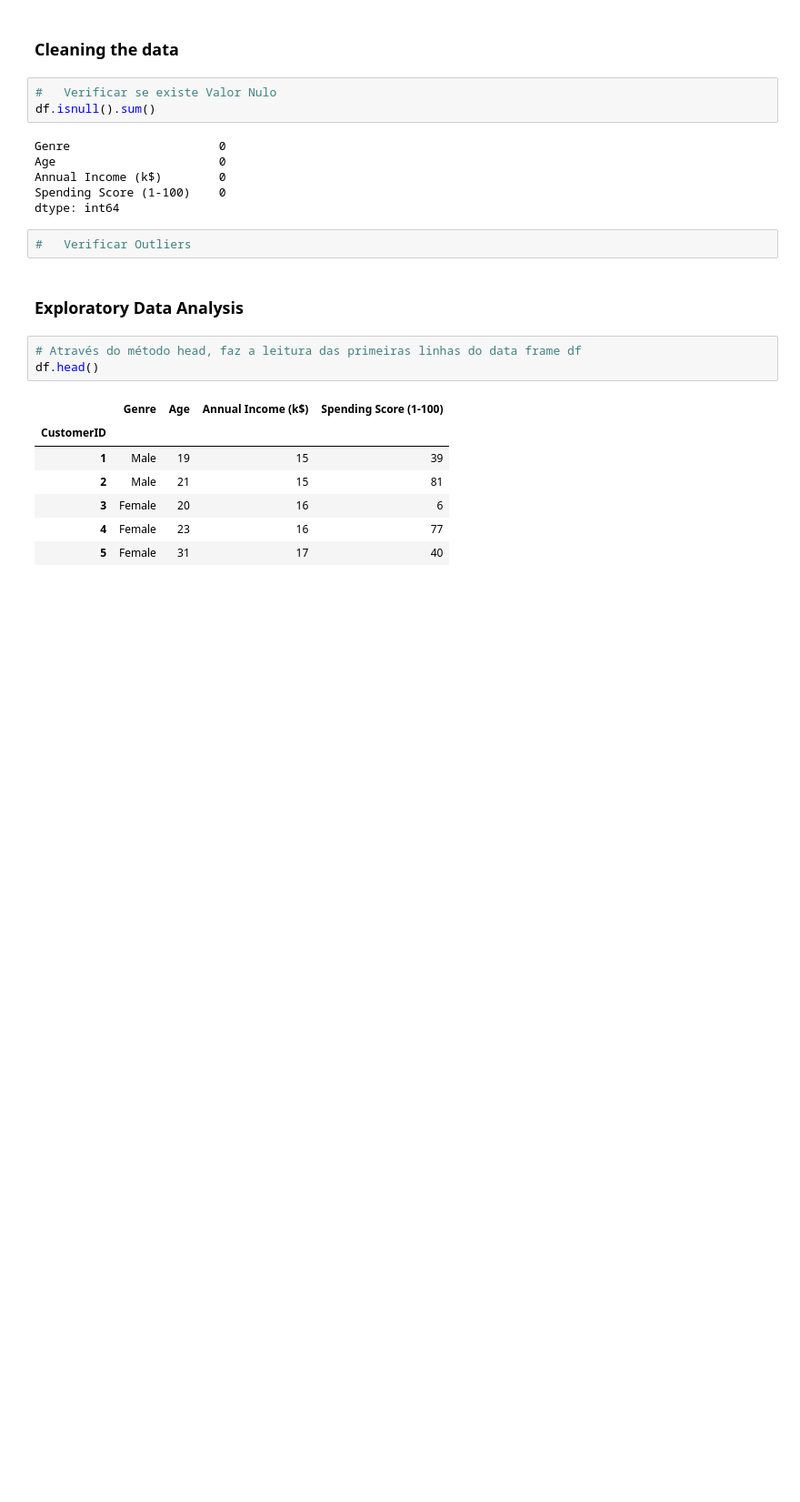
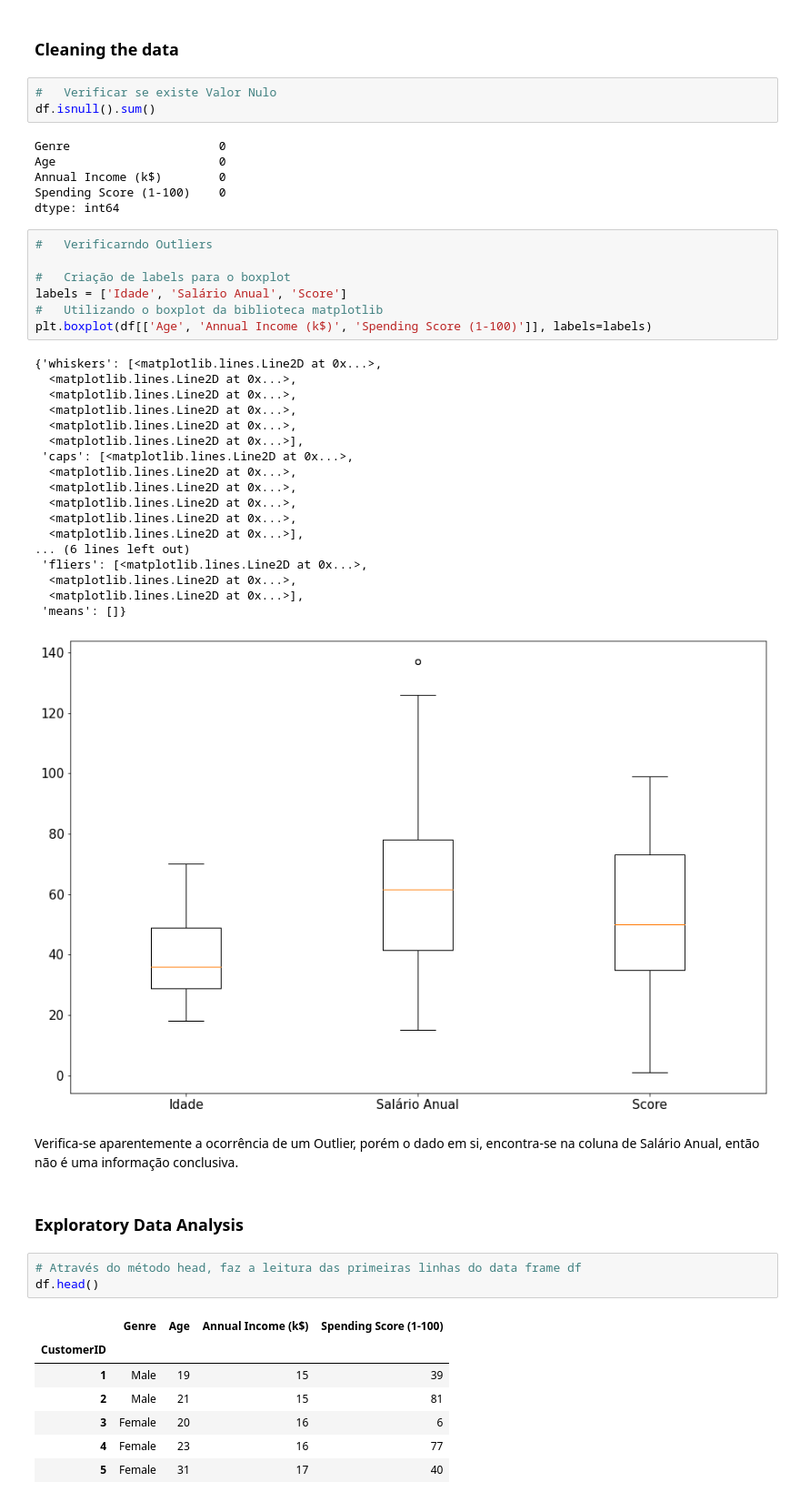
Before and after one commit to VictorSMonteiro/Projeto-Especial---Segmenta-ao-do-Clientes-, a Jupyter notebook: Teste Projeto.ipynb, the cells around one changed output. Shown at 91% size. Drawn from its saved outputs; the diff is of its cells as text; blank space fills up the shorter version.

Commit message:
Boxplot + interpretações

```diff
--- a/Teste Projeto.ipynb
+++ b/Teste Projeto.ipynb
@@ -101,8 +101,34 @@ Age                       0
 Annual Income (k$)        0
 Spending Score (1-100)    0
 dtype: int64
-# %%
-#   Verificar Outliers
+# %%
+#   Verificarndo Outliers
+
+#   Criação de labels para o boxplot
+labels = ['Idade', 'Salário Anual', 'Score']
+#   Utilizando o boxplot da biblioteca matplotlib
+plt.boxplot(df[['Age', 'Annual Income (k$)', 'Spending Score (1-100)']], labels=labels)
+# %% [output]
+{'whiskers': [<matplotlib.lines.Line2D at 0x...>,
+  <matplotlib.lines.Line2D at 0x...>,
+  <matplotlib.lines.Line2D at 0x...>,
+  <matplotlib.lines.Line2D at 0x...>,
+  <matplotlib.lines.Line2D at 0x...>,
+  <matplotlib.lines.Line2D at 0x...>],
+ 'caps': [<matplotlib.lines.Line2D at 0x...>,
+  <matplotlib.lines.Line2D at 0x...>,
+  <matplotlib.lines.Line2D at 0x...>,
+  <matplotlib.lines.Line2D at 0x...>,
+  <matplotlib.lines.Line2D at 0x...>,
+  <matplotlib.lines.Line2D at 0x...>],
+... (6 lines left out)
+ 'fliers': [<matplotlib.lines.Line2D at 0x...>,
+  <matplotlib.lines.Line2D at 0x...>,
+  <matplotlib.lines.Line2D at 0x...>],
+ 'means': []}
+[figure, added]
+# %% [markdown]
+Verifica-se aparentemente a ocorrência de um Outlier, porém o dado em si, encontra-se na coluna de Salário Anual, então não é uma informação conclusiva.
 # %% [markdown]
 ### Exploratory Data Analysis
 # %%
```
Also changed, not shown: parts of 5 cells of this notebook.
